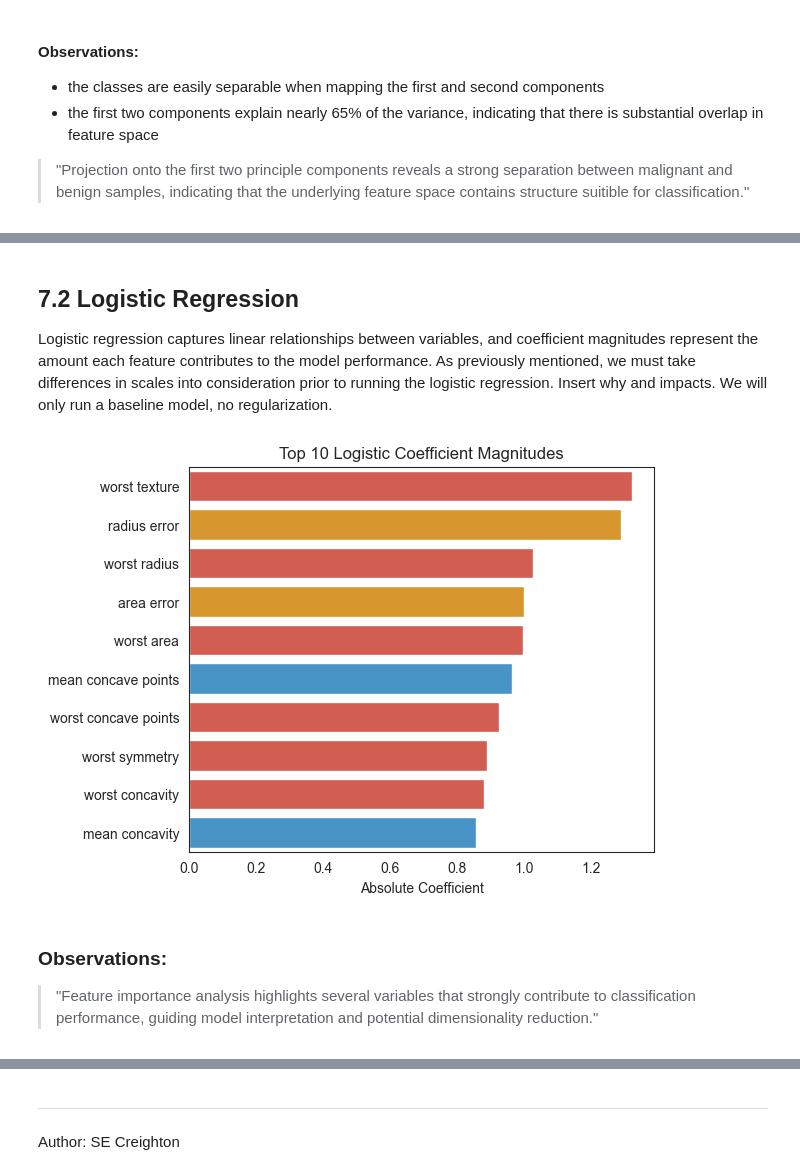
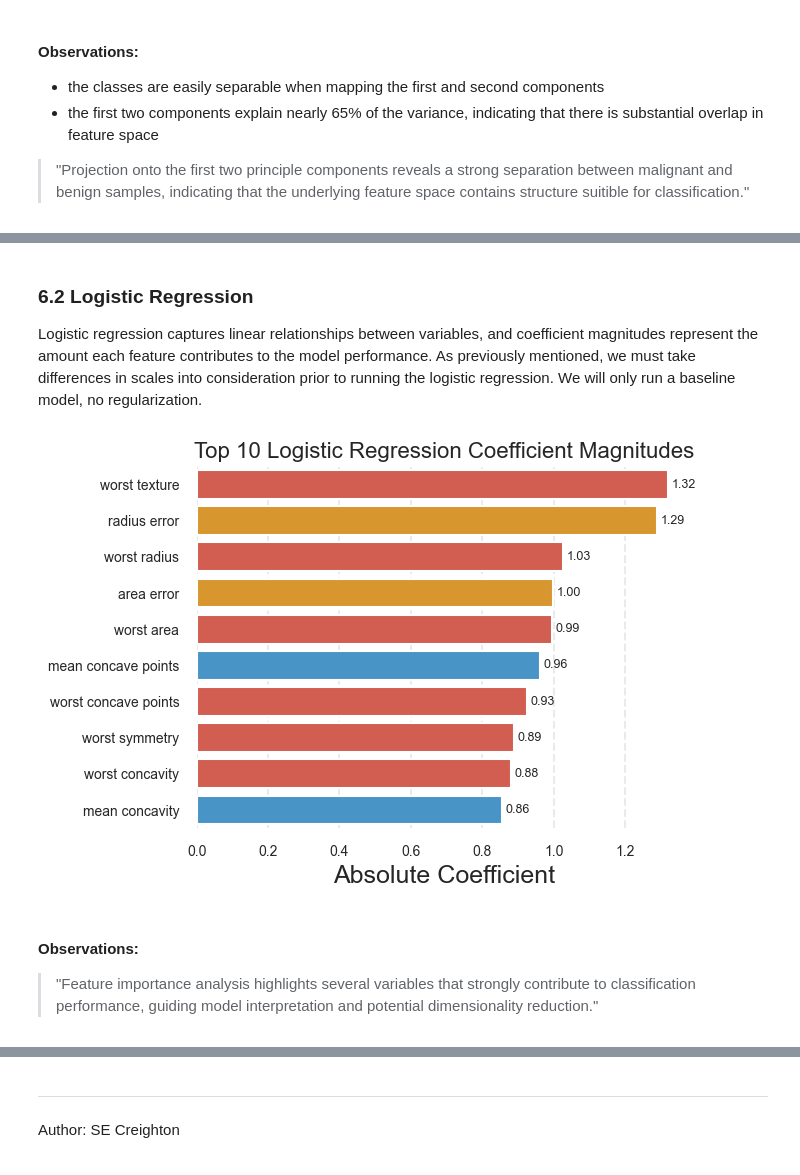
Before and after one commit to sarahcreighton/breast-cancer-classifier, a Jupyter notebook: notebooks/01_eda.ipynb, the cells around one changed output, grey strips where cells are left out. Drawn from its saved outputs; the diff is of its cells as text; code cells hidden in the pictures.

```diff
--- a/notebooks/01_eda.ipynb
+++ b/notebooks/01_eda.ipynb
@@ -353,36 +304,11 @@ plt.show()
 # %% [markdown]
-## 7.2 Logistic Regression
-Logistic regression captures linear relationships between variables, and coefficient magnitudes represent the amount each feature contributes to the model performance. As previously mentioned, we must take differences in scales into consideration prior to running the logistic regression. Insert why and impacts. We will only run a baseline model, no regularization.
+### 6.2 Logistic Regression
+Logistic regression captures linear relationships between variables, and coefficient magnitudes represent the amount each feature contributes to the model performance. As previously mentioned, we must take differences in scales into consideration prior to running the logistic regression. We will only run a baseline model, no regularization.
-# %%
-scaler = StandardScaler()
-X_scaled = scaler.fit_transform(X)
-
-lr = LogisticRegression(max_iter = 500)
-lr.fit(X_scaled, y)
-
-coefs = pd.Series(abs(lr.coef_[0]), index = X.columns)
-top10 = coefs.sort_values(ascending = False).head(10)
-
-pal = [
-    measures_cols[next(m for m in measures if m in f)]
-    for f in top10.index
-]
-
-plt.figure(figsize = (6, 5))
-sns.barplot(
-    x = top10.values,
-    y = top10.index,
-    hue = top10.index,
-    palette = pal,
-    legend = False
-)
-plt.title("Top 10 Logistic Coefficient Magnitudes")
-plt.xlabel("Absolute Coefficient")
-plt.ylabel(None)
-plt.show()
-# %% [output]
-[figure, removed]
+# %%
+vis.plot_lf_coef_magnitude(df, measures=measures, measures_cols=measures_cols)
+# %% [output]
+[figure, added]
 # %% [markdown]
-### Observations:
+#### Observations:
 
 > "Feature importance analysis highlights several variables that strongly contribute to classification performance, guiding model interpretation and potential dimensionality reduction."
```
Also changed, not shown: parts of 14 cells of this notebook, 1 other file.
